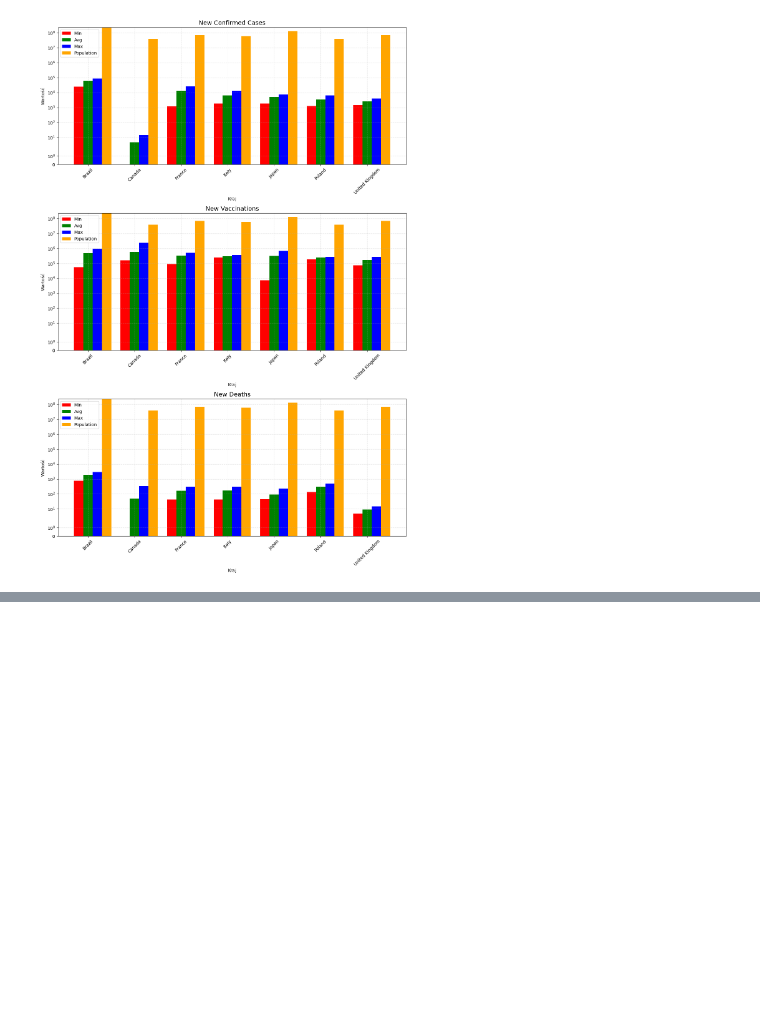
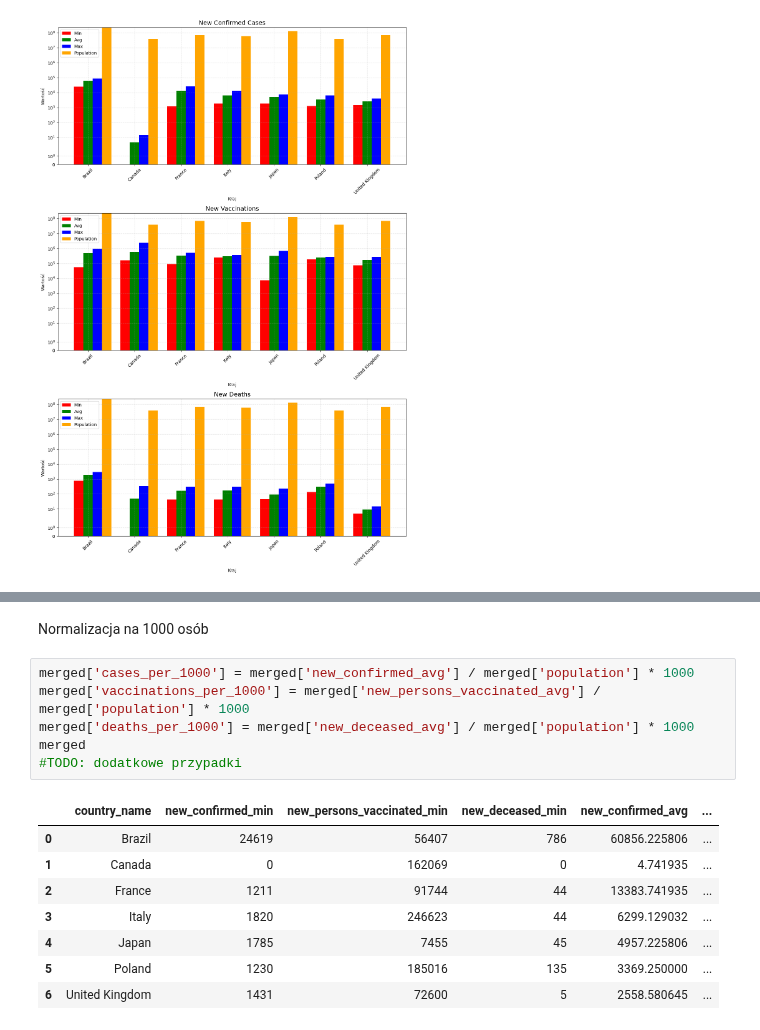
Before and after one commit to JakubKaczmarek5764/BigData1, a Jupyter notebook: zad2.ipynb, the cells around one changed output, grey strips where cells are left out. Drawn from its saved outputs; the diff is of its cells as text; blank space fills up the shorter version.

```diff
--- a/zad2.ipynb
+++ b/zad2.ipynb
@@ -285,0 +314,17 @@ plt.show()
+# %% [markdown]
+Normalizacja na 1000 osób
+# %%
+merged['cases_per_1000'] = merged['new_confirmed_avg'] / merged['population'] * 1000
+merged['vaccinations_per_1000'] = merged['new_persons_vaccinated_avg'] / merged['population'] * 1000
+merged['deaths_per_1000'] = merged['new_deceased_avg'] / merged['population'] * 1000
+merged
+#TODO: dodatkowe przypadki
+# %% [output]
+|  | country_name | new_confirmed_min | new_persons_vaccinated_min | new_deceased_min | new_confirmed_avg | ... |
+| 0 | Brazil | 24619 | 56407 | 786 | 60856.225806 | ... |
+| 1 | Canada | 0 | 162069 | 0 | 4.741935 | ... |
+| 2 | France | 1211 | 91744 | 44 | 13383.741935 | ... |
+| 3 | Italy | 1820 | 246623 | 44 | 6299.129032 | ... |
+| 4 | Japan | 1785 | 7455 | 45 | 4957.225806 | ... |
+| 5 | Poland | 1230 | 185016 | 135 | 3369.250000 | ... |
+| 6 | United Kingdom | 1431 | 72600 | 5 | 2558.580645 | ... |
```
Also changed, not shown: parts of 3 cells of this notebook.
